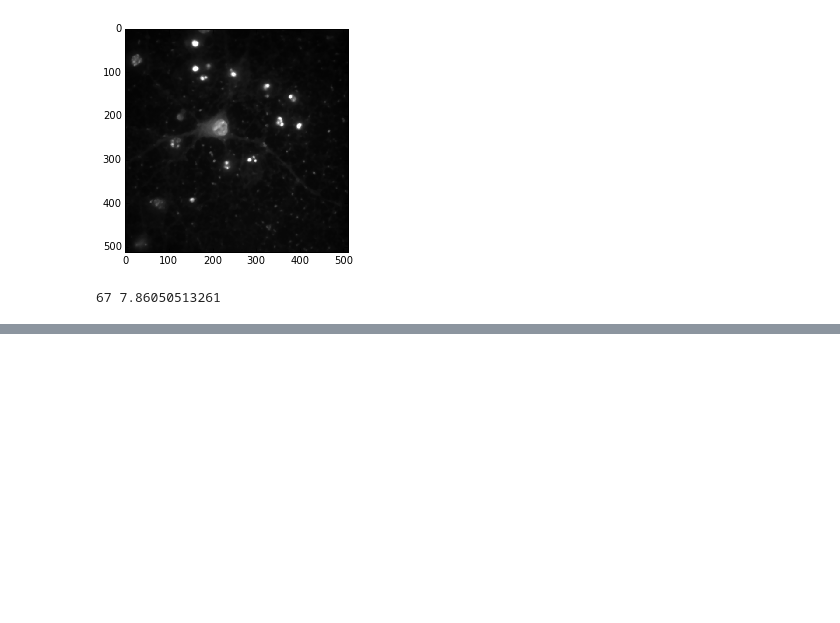
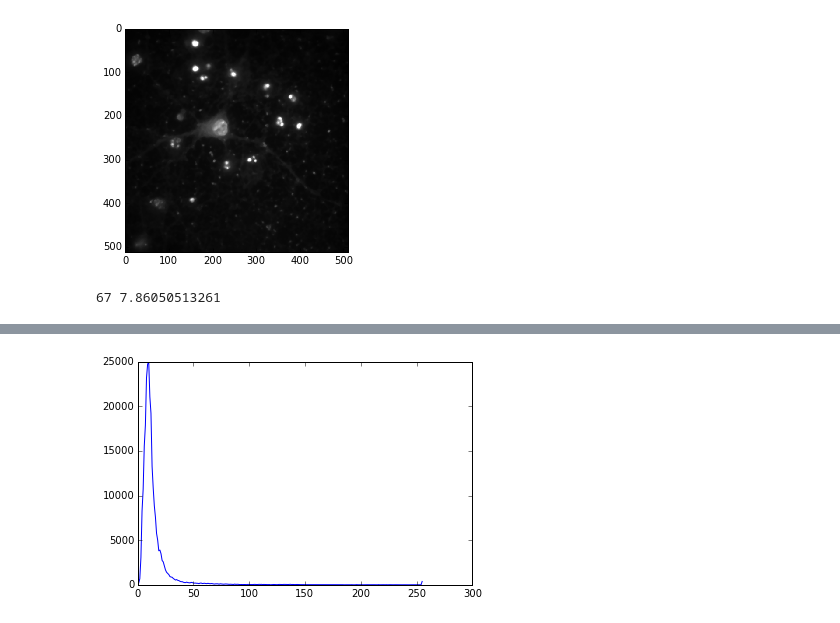
Before and after one commit to rmetchev/Max-Entropy-Image-Segmentation-Thresholding, a Jupyter notebook: Hackathon.ipynb, the cells around one changed output, grey strips where cells are left out. Drawn from its saved outputs; the diff is of its cells as text; code cells hidden in the pictures; blank space fills up the shorter version.

```diff
--- a/Hackathon.ipynb
+++ b/Hackathon.ipynb
@@ -47,0 +85,4 @@ print threshold, max_ent
+# %%
+# read image
+img = skimage.io.imread('Rat_Hippocampal_Neuron.png')
+imgplt = plt.imshow(img, "gray", interpolation="nearest")
@@ -47,0 +91,6 @@ print threshold, max_ent
+# %%
+# obtain histogram
+hist = np.histogram(img, bins=256, range=(0, 256))[0]
+imgplt = plt.plot(range(0,256), hist)
+# %% [output]
+[figure, added]
```
Also changed, not shown: parts of 8 cells of this notebook.
